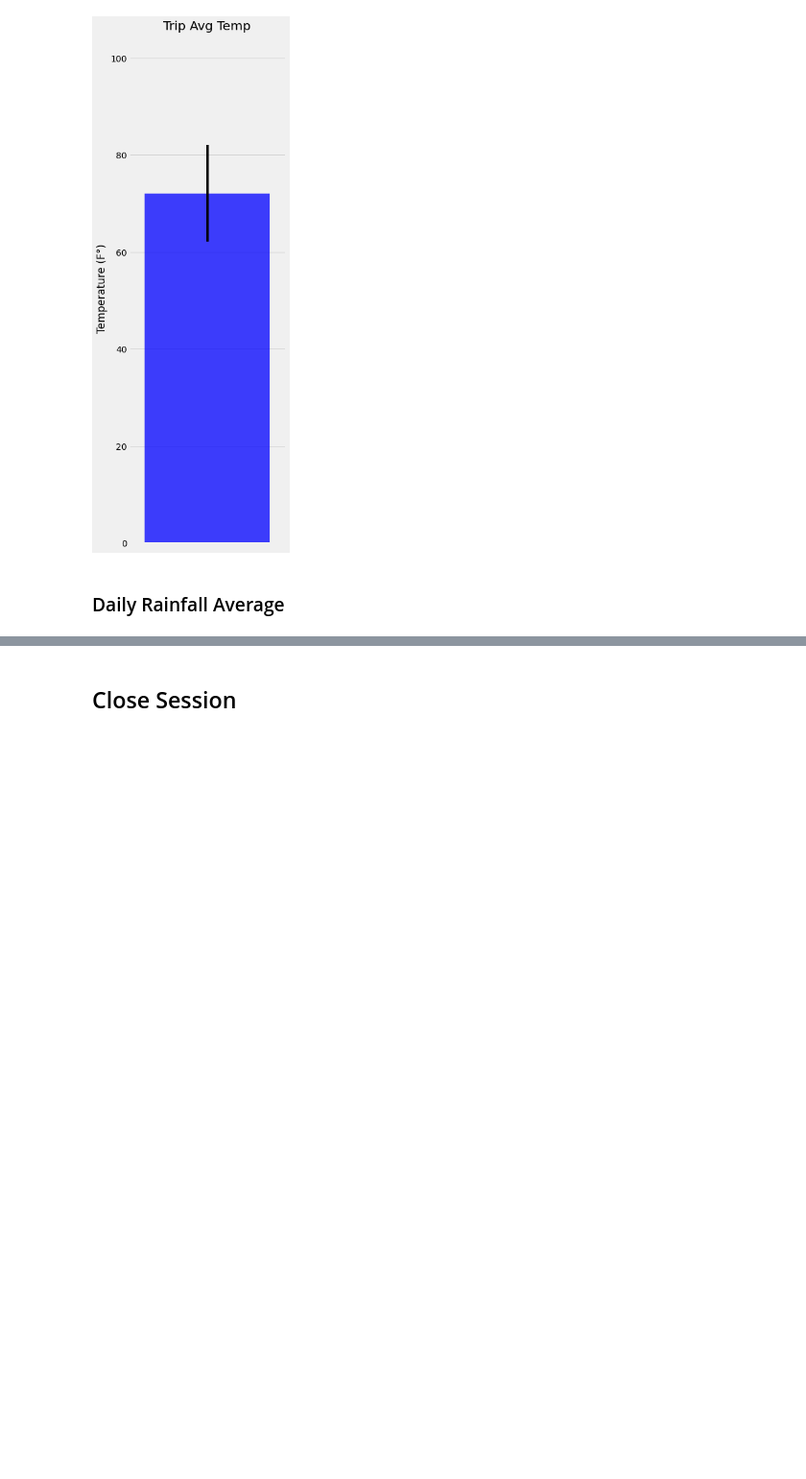
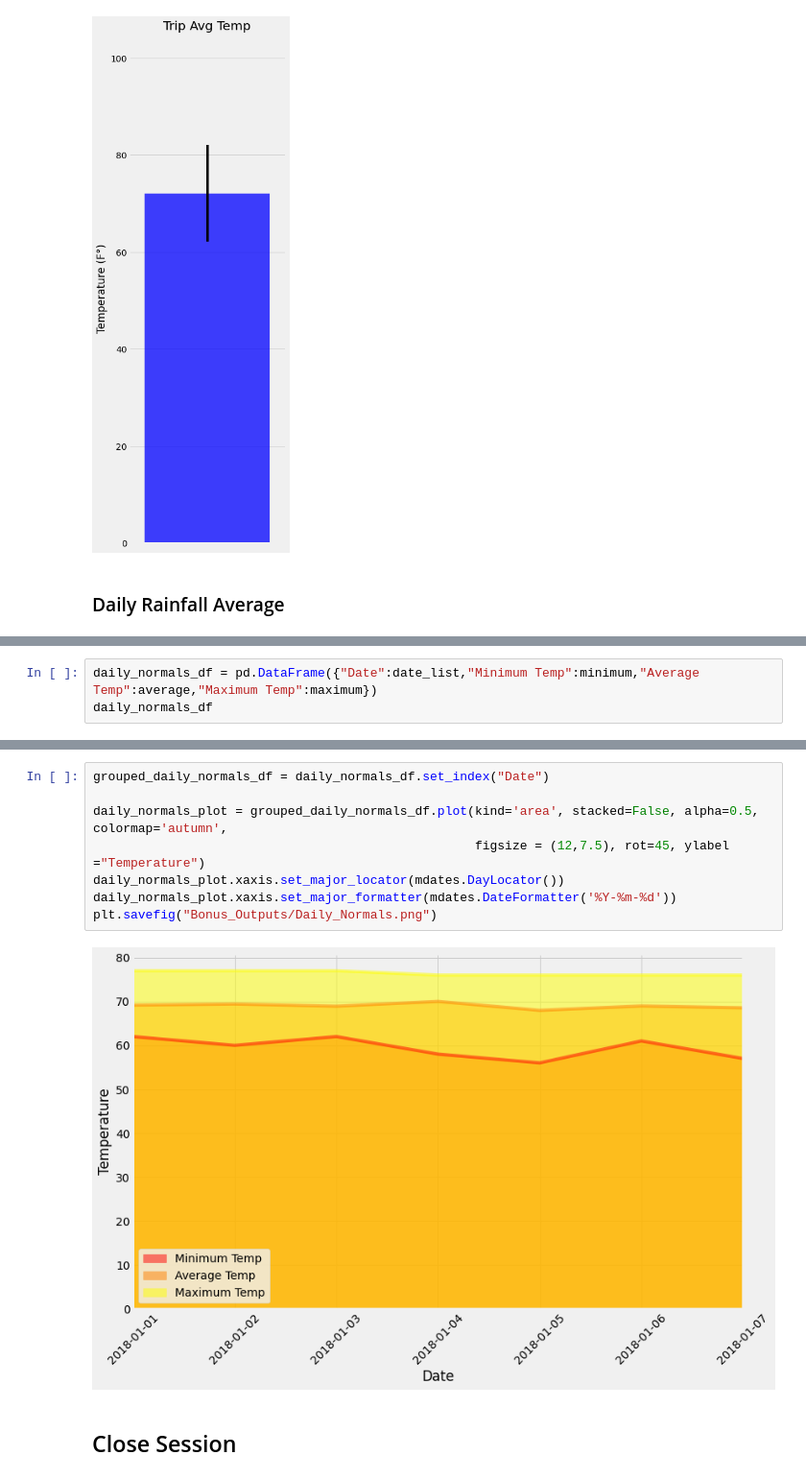
Before and after one commit to RaulMaya/Planning-Holidays, a Jupyter notebook: temp_analysis_bonus_2_starter.ipynb, the cells around one changed output, grey strips where cells are left out. Shown at 96% size. Saved outputs shown, nothing was run; the diff lists cells and outputs as text; blank space fills up the shorter version.

Commit message:
Bonus Material

```diff
--- a/temp_analysis_bonus_2_starter.ipynb
+++ b/temp_analysis_bonus_2_starter.ipynb
@@ -142,0 +212,3 @@ end_date = '2017-08-07'
+# %%
+daily_normals_df = pd.DataFrame({"Date":date_list,"Minimum Temp":minimum,"Average Temp":average,"Maximum Temp":maximum})
+daily_normals_df
@@ -143,2 +224,12 @@ end_date = '2017-08-07'
+# %%
+grouped_daily_normals_df = daily_normals_df.set_index("Date")
+
+daily_normals_plot = grouped_daily_normals_df.plot(kind='area', stacked=False, alpha=0.5, colormap='autumn',
+                                                   figsize = (12,7.5), rot=45, ylabel ="Temperature")
+daily_normals_plot.xaxis.set_major_locator(mdates.DayLocator())
+daily_normals_plot.xaxis.set_major_formatter(mdates.DateFormatter('%Y-%m-%d'))
+plt.savefig("Bonus_Outputs/Daily_Normals.png")
+# %% [output]
+[figure, added]
 # %% [markdown]
 ## Close Session
```
Also changed, not shown: parts of 8 cells of this notebook, 2 other files.
